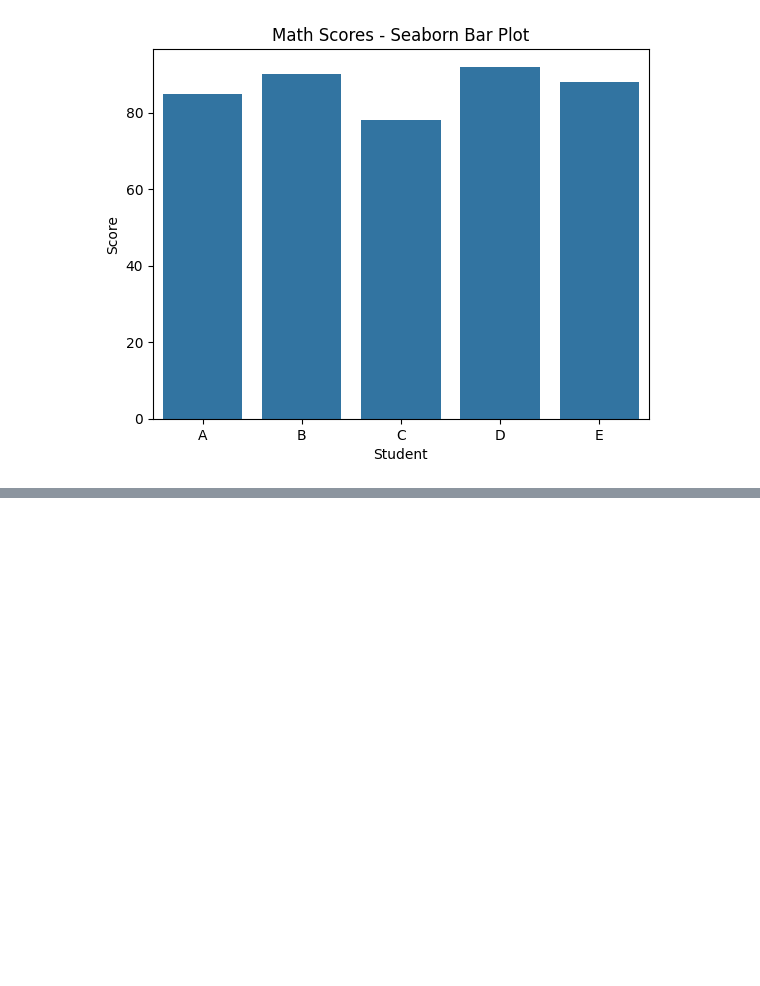
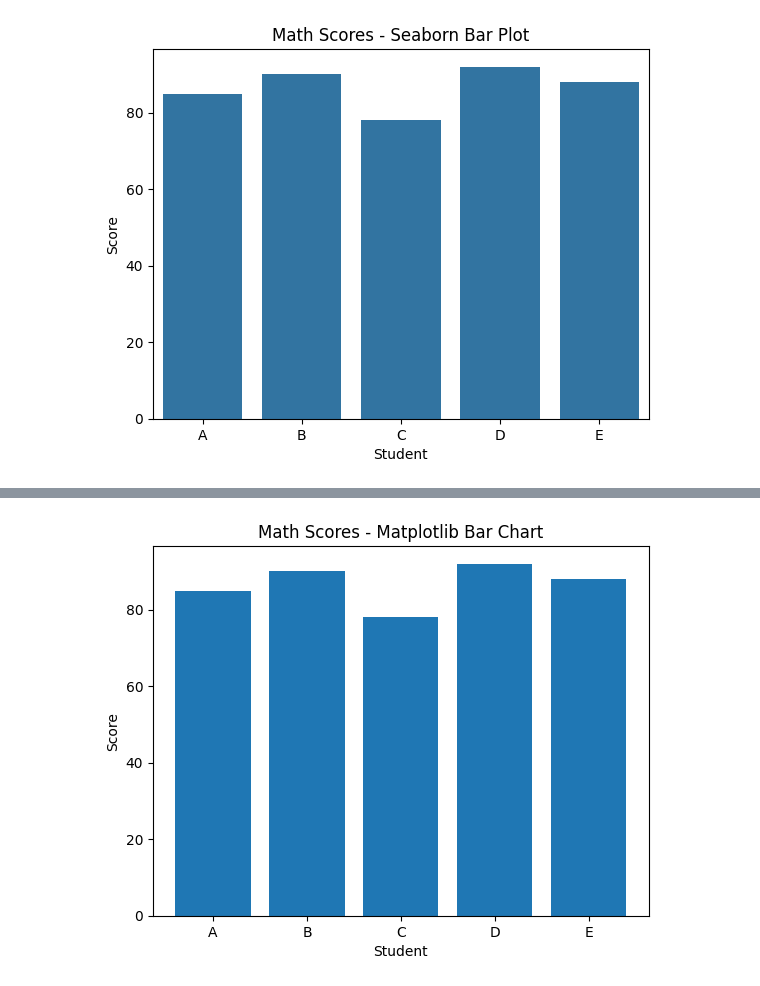
Before and after one commit to madhants/Madhan, a Jupyter notebook: Seaborn program.ipynb, the cells around one changed output, grey strips where cells are left out. Drawn from its saved outputs; the diff is of its cells as text; code cells hidden in the pictures; blank space fills up the shorter version.

```diff
--- a/Seaborn program.ipynb
+++ b/Seaborn program.ipynb
@@ -17,0 +33,13 @@ plt.show()
+# %%
+import matplotlib.pyplot as plt
+
+students = ['A', 'B', 'C', 'D', 'E']
+math_scores = [85, 90, 78, 92, 88]
+
+plt.bar(students, math_scores)
+plt.title("Math Scores - Matplotlib Bar Chart")
+plt.xlabel("Student")
+plt.ylabel("Score")
+plt.show()
+# %% [output]
+[figure, added]
```
Also changed, not shown: parts of 5 cells of this notebook.
